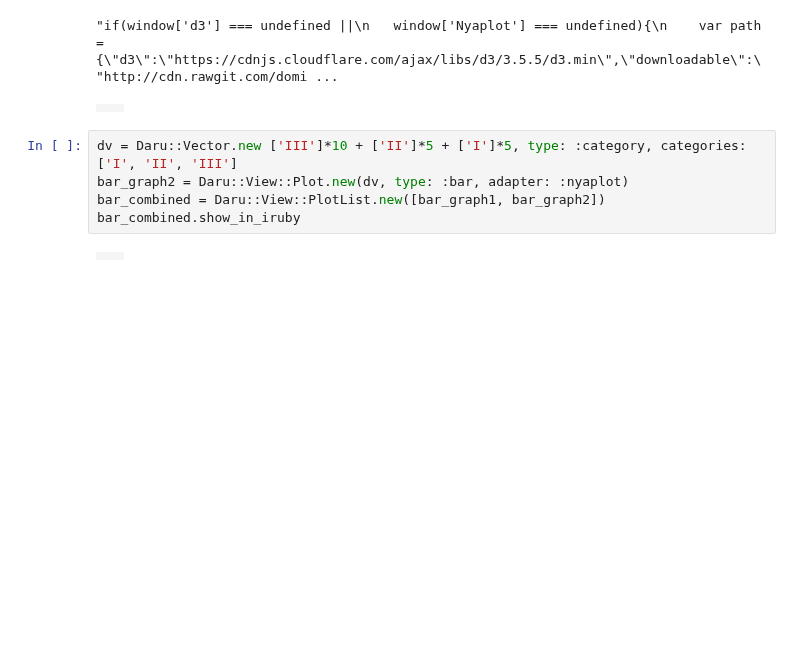
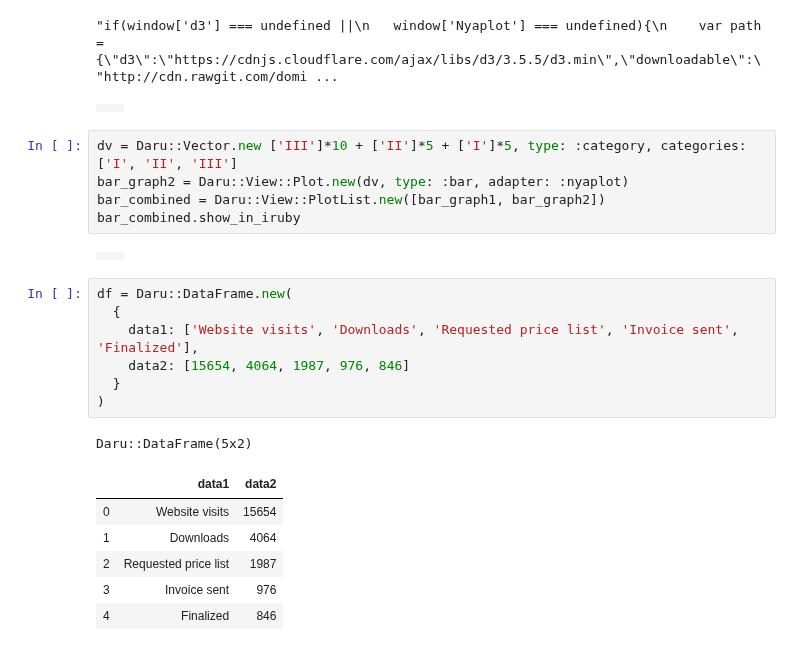
Before and after one commit to SciRuby/daru-view, a Jupyter notebook: spec/dummy_iruby/Multiple Charts in a cell.ipynb, the cells around one changed output. Drawn from its saved outputs; the diff is of its cells as text; blank space fills up the shorter version.

```diff
--- a/spec/dummy_iruby/Multiple Charts in a cell.ipynb
+++ b/spec/dummy_iruby/Multiple Charts in a cell.ipynb
@@ -163,3 +163,18 @@ bar_combined = Daru::View::PlotList.new([bar_graph1, bar_graph2])
 bar_combined.show_in_iruby
 # %% [output]
 |  |  |
+# %%
+df = Daru::DataFrame.new(
+  {
+    data1: ['Website visits', 'Downloads', 'Requested price list', 'Invoice sent', 'Finalized'],
+    data2: [15654, 4064, 1987, 976, 846]
+  }
+)
+# %% [output]
+Daru::DataFrame(5x2)
+|  | data1 | data2 |
+| 0 | Website visits | 15654 |
+| 1 | Downloads | 4064 |
+| 2 | Requested price list | 1987 |
+| 3 | Invoice sent | 976 |
+| 4 | Finalized | 846 |
```
Also changed, not shown: parts of 3 cells of this notebook, 1 other file.
